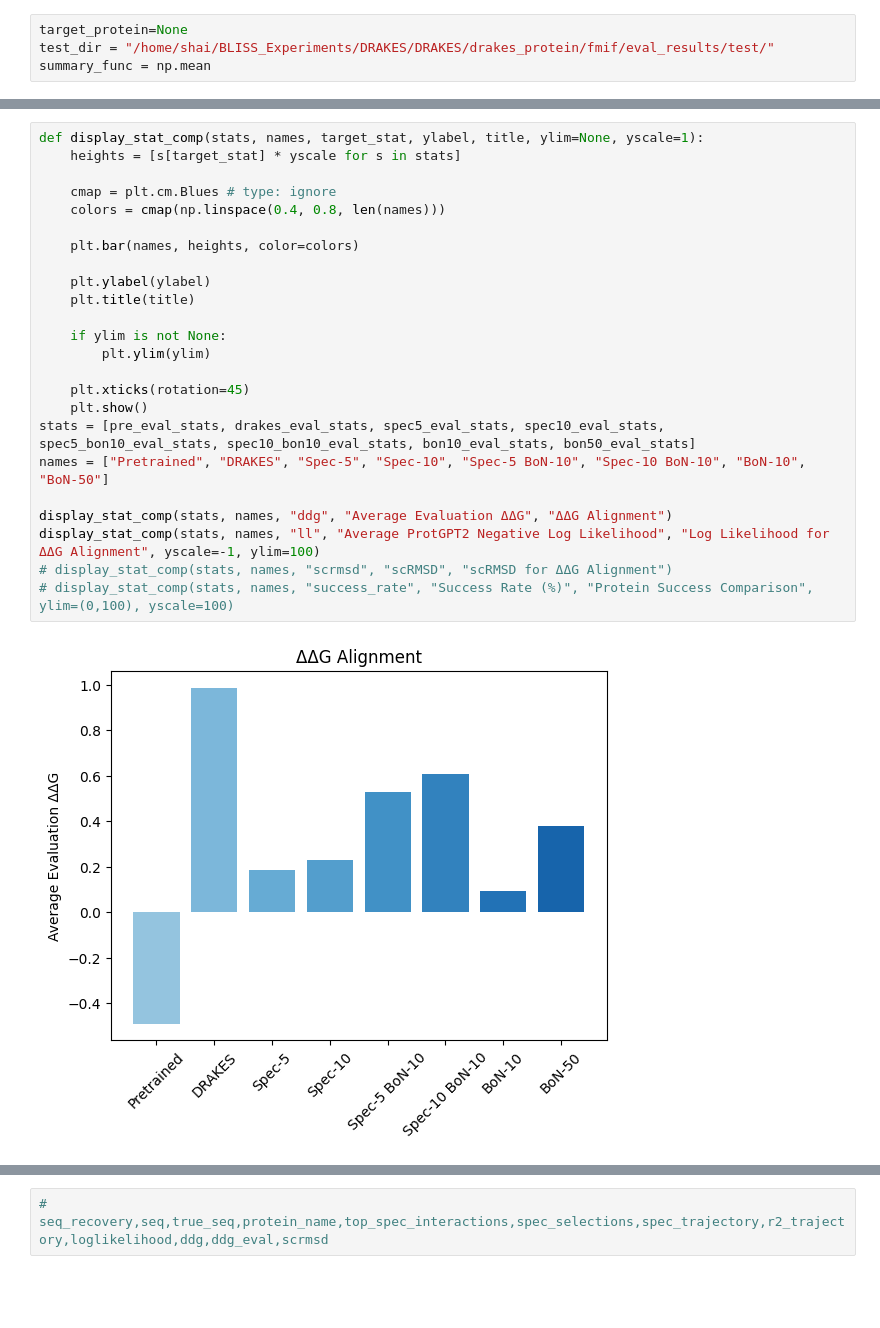
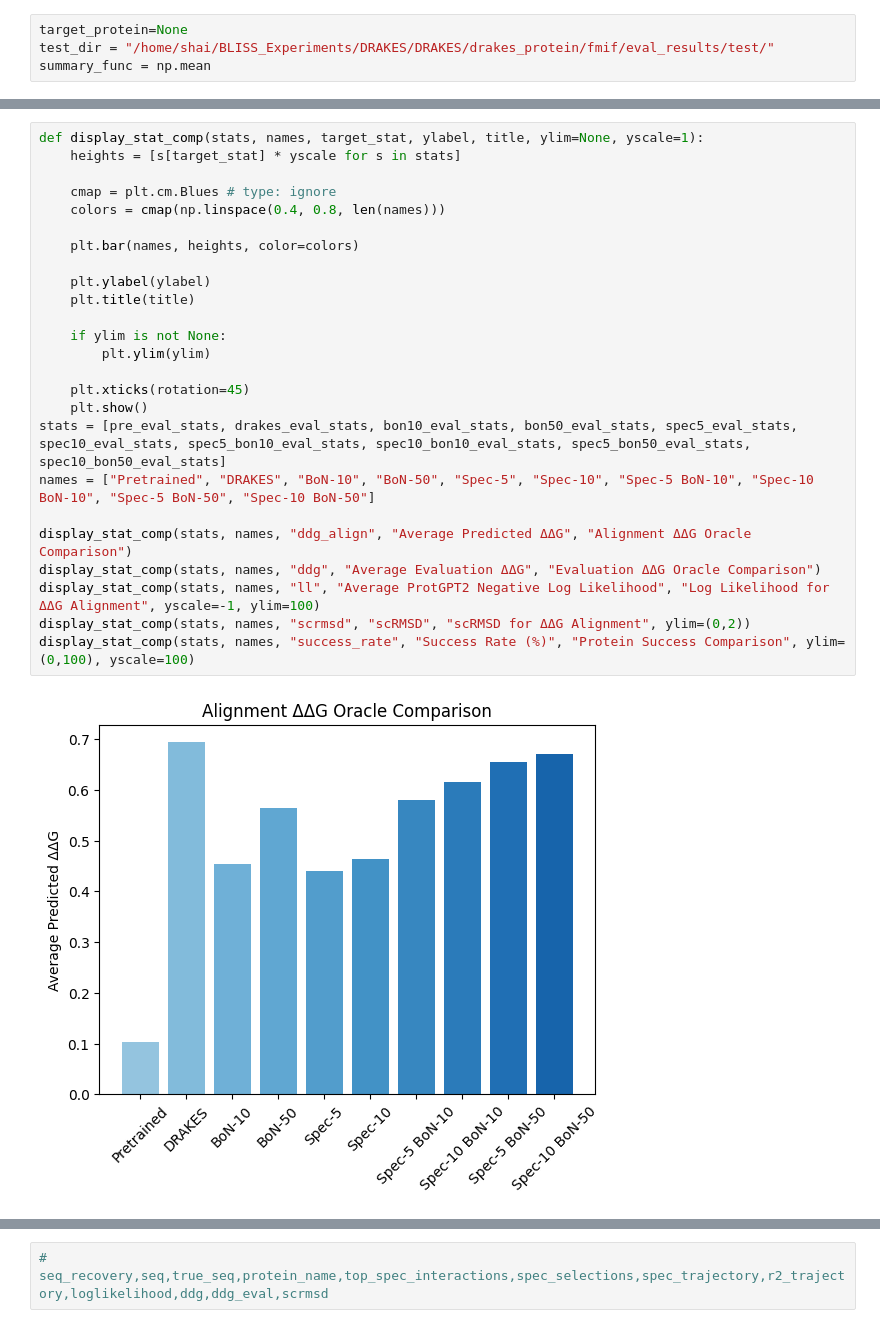
Before and after one commit to shainotshy1/BLISS_Experiments, a Jupyter notebook: DRAKES/analyze_new_spectral.ipynb, the cells around one changed output, grey strips where cells are left out. Cells and saved outputs as stored; diff of their text form; blank space fills up the shorter version.

Commit message:
new analytics - scrmsd

```diff
--- a/DRAKES/analyze_new_spectral.ipynb
+++ b/DRAKES/analyze_new_spectral.ipynb
@@ -60,26 +106,27 @@ spec10_bon10_ddg_align = spec10_bon10_eval_stats['ddg_align']
 # %%
 def display_stat_comp(stats, names, target_stat, ylabel, title, ylim=None, yscale=1):
     heights = [s[target_stat] * yscale for s in stats]
 
     cmap = plt.cm.Blues # type: ignore
     colors = cmap(np.linspace(0.4, 0.8, len(names)))
 
     plt.bar(names, heights, color=colors)
 
     plt.ylabel(ylabel)
     plt.title(title)
 
     if ylim is not None:
         plt.ylim(ylim)
 
     plt.xticks(rotation=45)
     plt.show()
-stats = [pre_eval_stats, drakes_eval_stats, spec5_eval_stats, spec10_eval_stats, spec5_bon10_eval_stats, spec10_bon10_eval_stats, bon10_eval_stats, bon50_eval_stats]
-names = ["Pretrained", "DRAKES", "Spec-5", "Spec-10", "Spec-5 BoN-10", "Spec-10 BoN-10", "BoN-10", "BoN-50"]
+stats = [pre_eval_stats, drakes_eval_stats, bon10_eval_stats, bon50_eval_stats, spec5_eval_stats, spec10_eval_stats, spec5_bon10_eval_stats, spec10_bon10_eval_stats, spec5_bon50_eval_stats, spec10_bon50_eval_stats]
+names = ["Pretrained", "DRAKES", "BoN-10", "BoN-50", "Spec-5", "Spec-10", "Spec-5 BoN-10", "Spec-10 BoN-10", "Spec-5 BoN-50", "Spec-10 BoN-50"]
 
-display_stat_comp(stats, names, "ddg", "Average Evaluation ΔΔG", "ΔΔG Alignment")
+display_stat_comp(stats, names, "ddg_align", "Average Predicted ΔΔG", "Alignment ΔΔG Oracle Comparison")
+display_stat_comp(stats, names, "ddg", "Average Evaluation ΔΔG", "Evaluation ΔΔG Oracle Comparison")
 display_stat_comp(stats, names, "ll", "Average ProtGPT2 Negative Log Likelihood", "Log Likelihood for ΔΔG Alignment", yscale=-1, ylim=100)
-# display_stat_comp(stats, names, "scrmsd", "scRMSD", "scRMSD for ΔΔG Alignment")
-# display_stat_comp(stats, names, "success_rate", "Success Rate (%)", "Protein Success Comparison", ylim=(0,100), yscale=100)
+display_stat_comp(stats, names, "scrmsd", "scRMSD", "scRMSD for ΔΔG Alignment", ylim=(0,2))
+display_stat_comp(stats, names, "success_rate", "Success Rate (%)", "Protein Success Comparison", ylim=(0,100), yscale=100)
 # %% [output]
-[figure, old version]
+[figure, new version]
```
Also changed, not shown: parts of 16 cells of this notebook.
